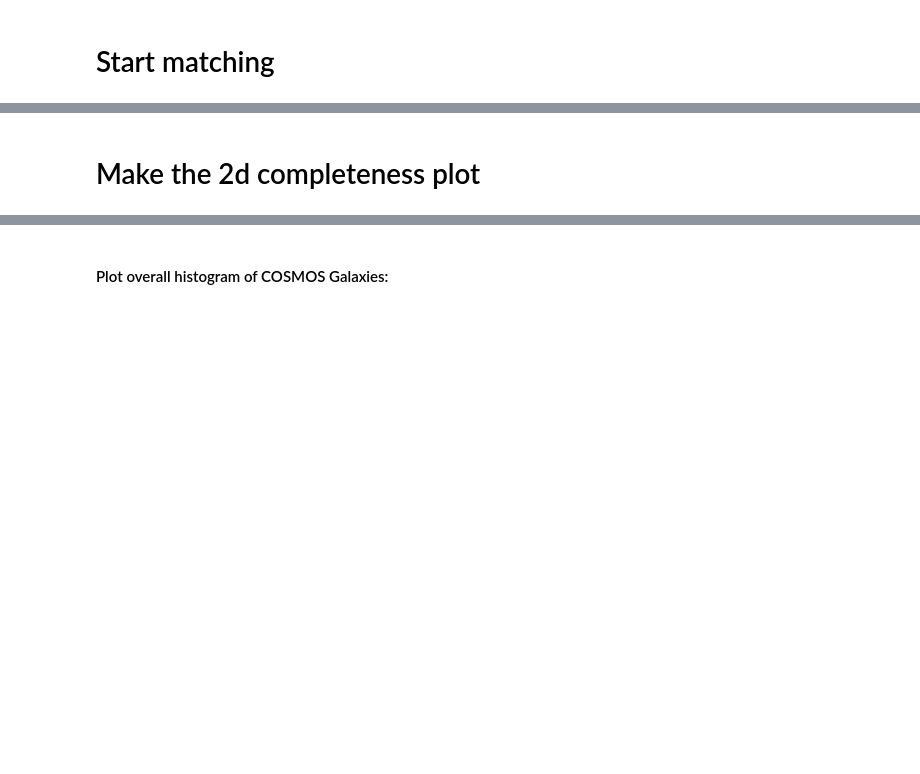
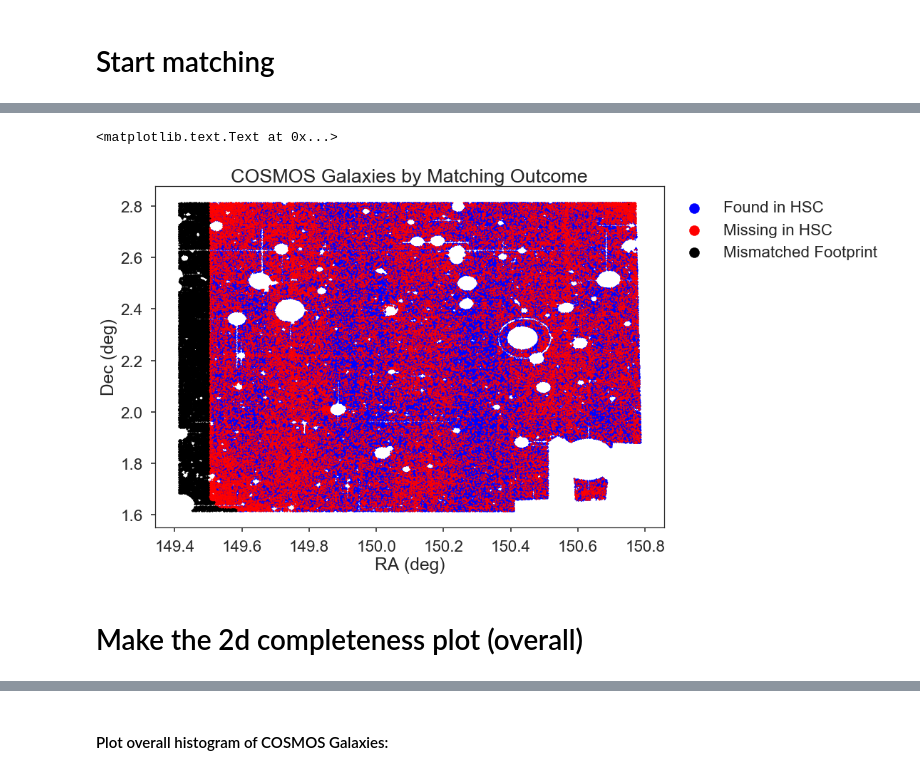
Before and after one commit to yluo54301/dwarf_photo-z, a Jupyter notebook: completeness/HSC_COSMOS_completeness.ipynb, the cells around one changed output, grey strips where cells are left out. Cells and saved outputs as stored; diff of their text form; code cells hidden in the pictures; blank space fills up the shorter version.

```diff
--- a/completeness/HSC_COSMOS_completeness.ipynb
+++ b/completeness/HSC_COSMOS_completeness.ipynb
@@ -203,5 +194,44 @@ plt.title("Distribution of Nearest-Neighbor separations")
+# %%
+# plt.scatter(COSMOS.df.ra,
+#             COSMOS.df.dec,
+#             color="b", s=2,
+#             label="Found in HSC")
+
+plt.scatter(COSMOS.df[matches.mask_catalog_1][matches.mask_match].ra,
+            COSMOS.df[matches.mask_catalog_1][matches.mask_match].dec,
+            color="b", s=2,
+            label="Found in HSC")
+
+
+
+# plt.scatter(HSC.df[matches.mask_catalog_2].iloc[matches.idx[matches.mask_error]].ra,
+#             HSC.df[matches.mask_catalog_2].iloc[matches.idx[matches.mask_error]].dec,
+#             color="k", s=10,
+#             label="Errors")
+
+plt.scatter(COSMOS.df[matches.mask_catalog_1][~matches.mask_error & ~matches.mask_match].ra,
+            COSMOS.df[matches.mask_catalog_1][~matches.mask_error & ~matches.mask_match].dec,
+            color="r", s=2,
+            label="Missing in HSC")
+
+
+plt.scatter(COSMOS.df[matches.mask_catalog_1][matches.mask_error].ra,
+            COSMOS.df[matches.mask_catalog_1][matches.mask_error].dec,
+            color="k", s=2,
+            label="Mismatched Footprint")
+
+
+
+plt.xlabel("RA (deg)")
+plt.ylabel("Dec (deg)")
+
+plt.legend(loc="upper left", bbox_to_anchor=(1,1), markerscale=10)
+plt.title("COSMOS Galaxies by Matching Outcome")
+# %% [output]
+<matplotlib.text.Text at 0x...>
+[figure, added]
 # %% [markdown]
-# Make the 2d completeness plot
+# Make the 2d completeness plot (overall)
 # %%
 masses  = matches.catalog_1.df[matches.mask_catalog_1][~matches.mask_error].mass_med
 photo_z = matches.catalog_1.df[matches.mask_catalog_1][~matches.mask_error].photo_z
```
Also changed, not shown: parts of 24 cells of this notebook.
